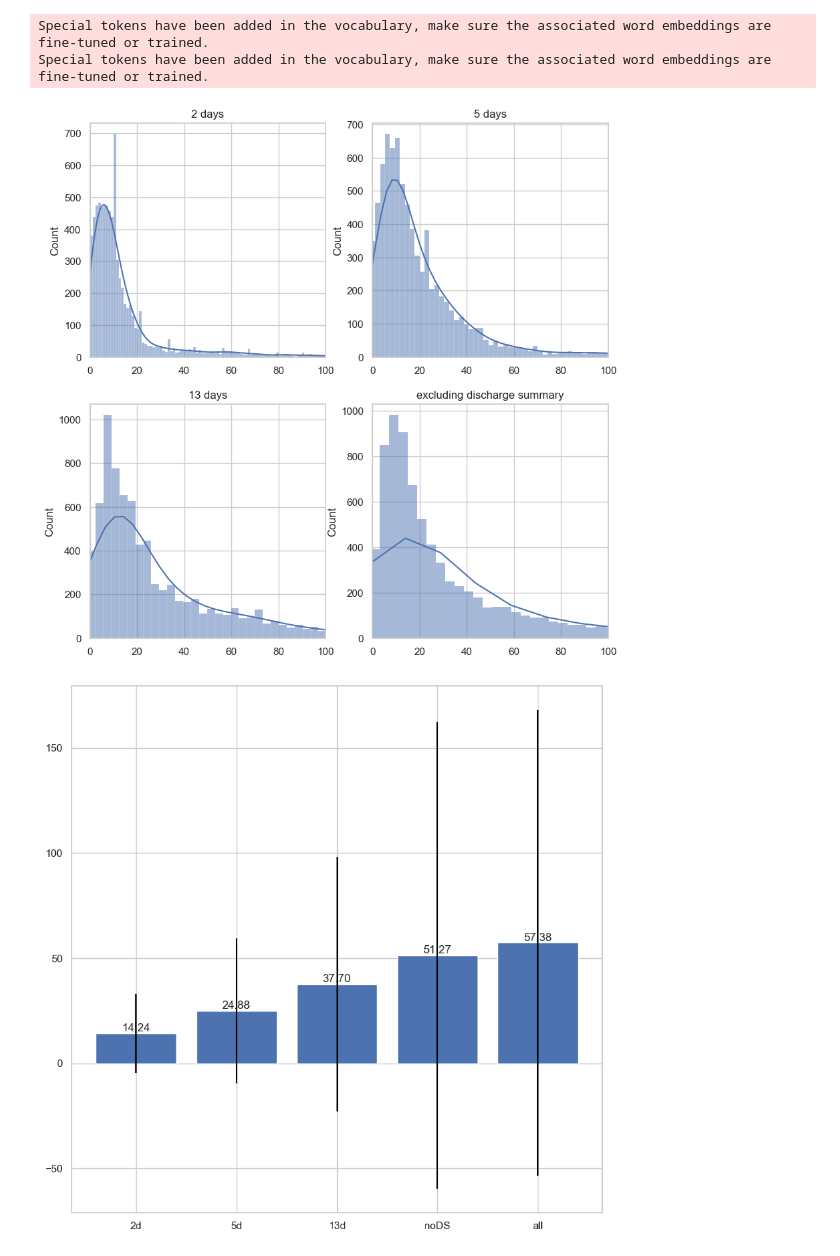
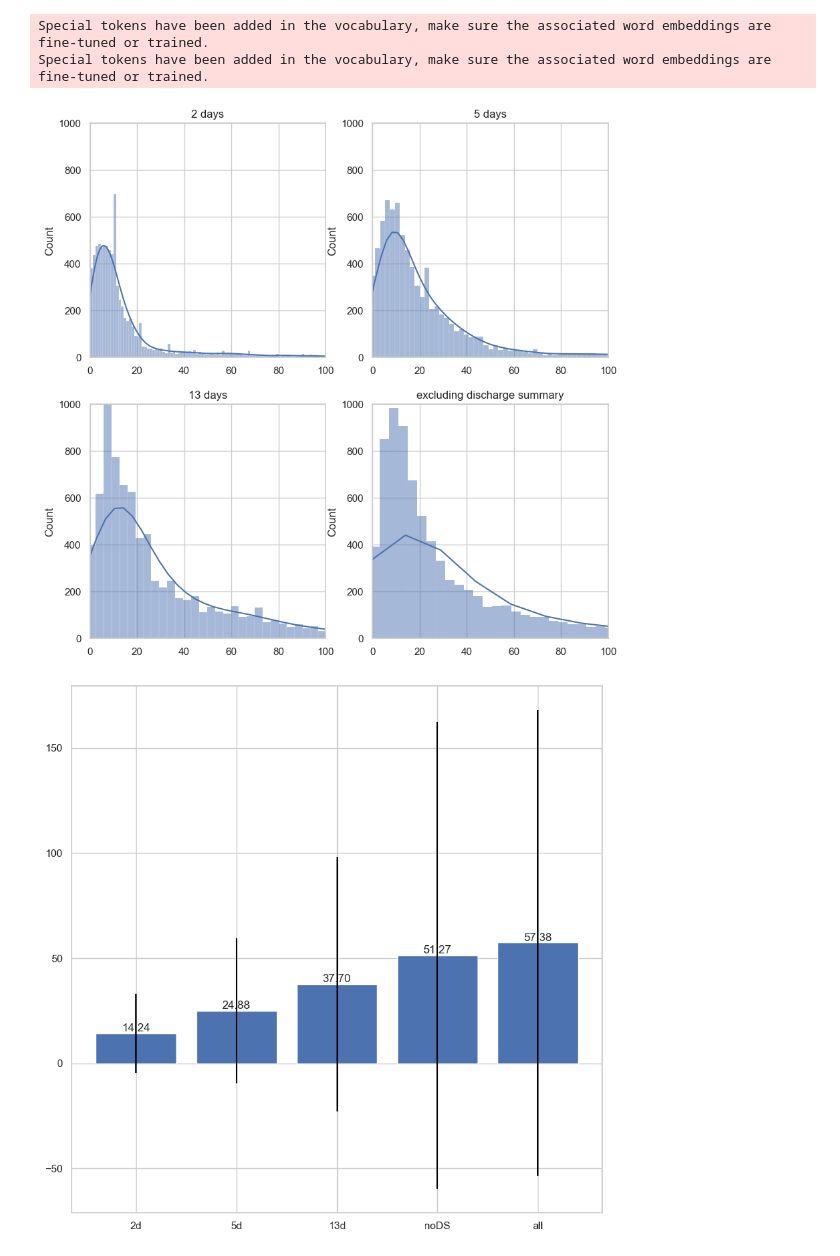
Before and after one commit to mireiahernandez/icd-continuous-prediction, a Jupyter notebook: temporal_data_analysis.ipynb, the cells around one changed output. Saved outputs shown, nothing was run; the diff lists cells and outputs as text; code cells hidden in the pictures.

Commit message:
further plots

```diff
--- a/temporal_data_analysis.ipynb
+++ b/temporal_data_analysis.ipynb
@@ -130,29 +130,33 @@ for i in range(len(training_set)):
 # %%
 # plot the distribution of notes length for each time range
 import matplotlib.pyplot as plt
 import seaborn as sns
 sns.set_theme(style="whitegrid")
 
 fig, axs = plt.subplots(2, 2, figsize=(10, 10))
 sns.histplot(notes_length['2d'], ax=axs[0, 0], kde=True)
 axs[0, 0].set_title('2 days')
 # limit x-axis range from 0 to 1000
 axs[0, 0].set_xlim([0, 100])
+axs[0,0].set_ylim([0, 1000])
 sns.histplot(notes_length['5d'], ax=axs[0, 1], kde=True)
 axs[0, 1].set_title('5 days')
 axs[0, 1].set_xlim([0, 100])
+axs[0,1].set_ylim([0, 1000])
 
 sns.histplot(notes_length['13d'], ax=axs[1, 0], kde=True)
 axs[1, 0].set_title('13 days')
 axs[1, 0].set_xlim([0, 100])
+axs[1,0].set_ylim([0, 1000])
 
 sns.histplot(notes_length['noDS'], ax=axs[1, 1], kde=True)
 axs[1, 1].set_title('excluding discharge summary')
 axs[1, 1].set_xlim([0, 100])
+axs[1,1].set_ylim([0, 1000])
 
 plt.show()
 # %% [output]
-[figure, old version]
+[figure, new version]
 # %%
 # print bar plot with the average number of notes and number of samples in each time range
 import matplotlib.pyplot as plt
```
Also changed, not shown: parts of 1 cell of this notebook.
